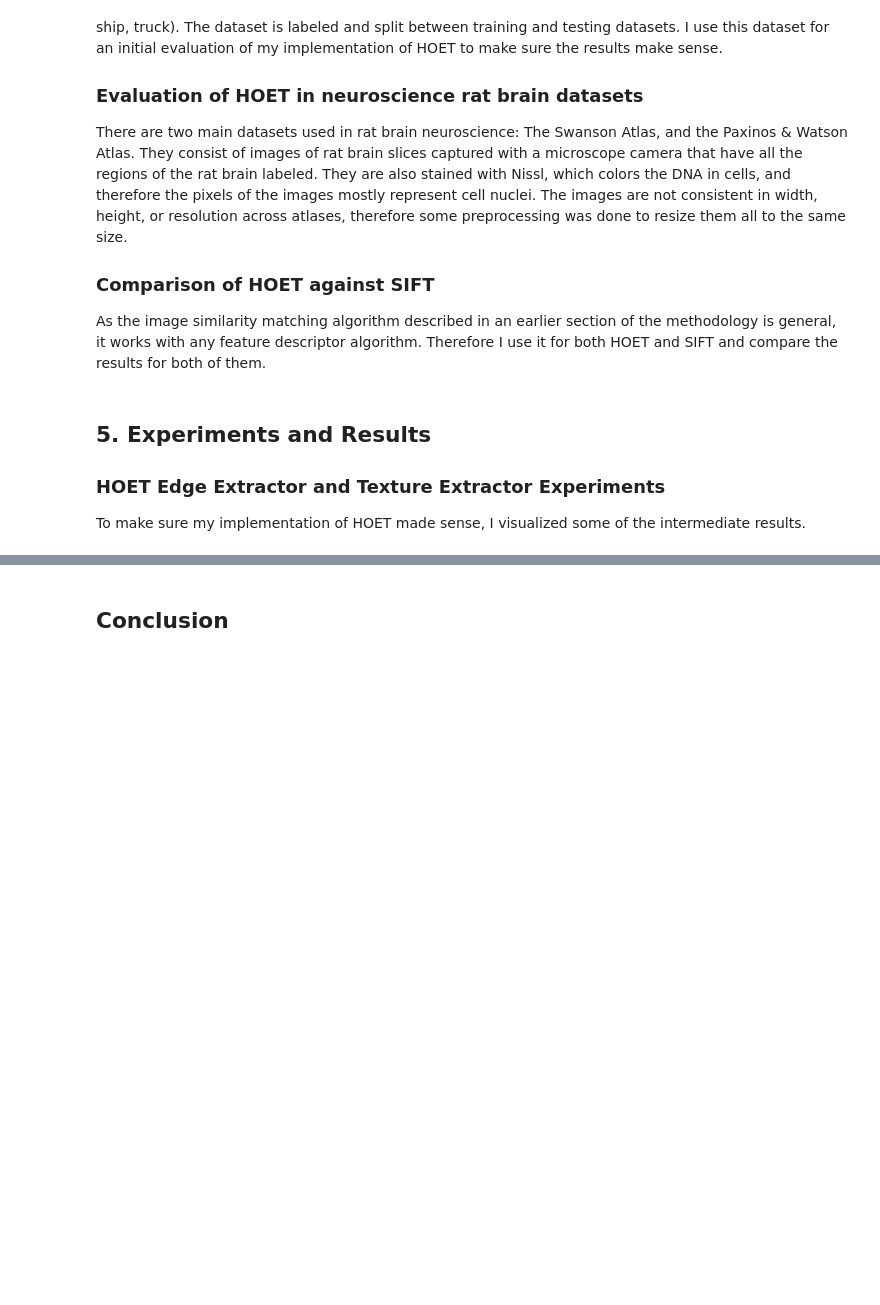
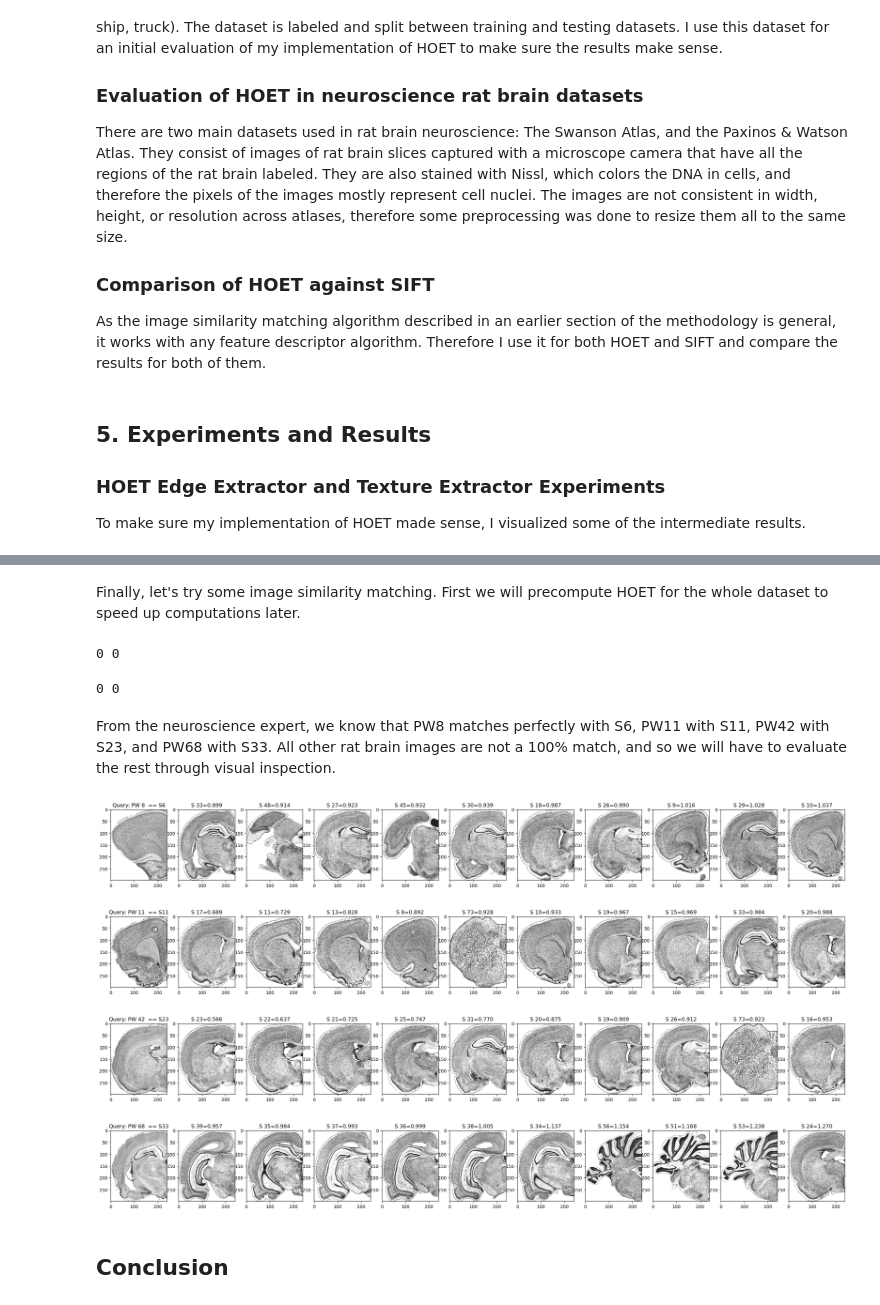
Before and after one commit to DeveloperJose/Python-EE5372-Project, a Jupyter notebook: project_final.ipynb, the cells around one changed output, grey strips where cells are left out. Cells and saved outputs as stored; diff of their text form; code cells hidden in the pictures; blank space fills up the shorter version.

```diff
--- a/project_final.ipynb
+++ b/project_final.ipynb
@@ -151,0 +293,17 @@ print(classification_report(Y2, y_pred))
+# %%
+s_data = np.load('S_BB_V4.npz')
+s_im, s_orig, s_lbl = s_data['images'], s_data['originals'], s_data['labels']
+
+pw_data = np.load('PW_BB_V4.npz')
+pw_im, pw_orig, pw_lbl = pw_data['images'], pw_data['originals'], pw_data['labels']
+# %%
+fig, ax = plt.subplots(1, 5, figsize=(20, 5))
+plt.suptitle('Dataset 1: Swanson Atlas')
+for plot_idx, idx in enumerate(np.random.choice(s_im.shape[0], 5)):
+    ax[plot_idx].imshow(s_im[idx], cmap='gray')
+
+fig, ax = plt.subplots(1, 5, figsize=(20, 5))
+plt.suptitle('Dataset 2: Paxinos & Watson Atlas')
+for plot_idx, idx in enumerate(np.random.choice(pw_im.shape[0], 5)):
+    ax[plot_idx].imshow(pw_im[idx], cmap='gray')
+plt.show()
@@ -152,3 +340,66 @@ print(classification_report(Y2, y_pred))
+# %% [markdown]
+Finally, let's try some image similarity matching. First we will precompute HOET for the whole dataset to speed up computations later.
+# %%
+CELL_SIZE = 64
+SIGMA = 2
+GAUSSIAN_BEFORE = False
+N = 64
+SAMPLING_INTERVAL = (3, 3)
+
+x_train = []
+
+for x in tqdm(s_im):
+    x_train.append(hoet.get_descriptor(x, cell_size=CELL_SIZE, sigma=SIGMA, gaussian_before=GAUSSIAN_BEFORE, n_scales=4, n_orientations=6, N=N, sampling_interval=SAMPLING_INTERVAL))
+x_train = np.array(x_train)
+
+print(np.sum(np.isinf(x_train)), np.sum(np.isnan(x_train)))
+
+x_test = []
+for x in tqdm(pw_im):
+    x_test.append(hoet.get_descriptor(x, cell_size=CELL_SIZE, sigma=SIGMA, gaussian_before=GAUSSIAN_BEFORE, n_scales=4, n_orientations=6, N=N, sampling_interval=SAMPLING_INTERVAL))
+x_test = np.array(x_test)
+
+print(np.sum(np.isinf(x_test)), np.sum(np.isnan(x_test)))
+# %% [output]
+0 0
+0 0
+# %% [markdown]
+From the neuroscience expert, we know that PW8 matches perfectly with S6, PW11 with S11, PW42 with S23, and PW68 with S33. All other rat brain images are not a 100% match, and so we will have to evaluate the rest through visual inspection.
+# %%
+# Set-up KNeighbors on Training
+kn = 10
+n_examples = 0
+model = KNeighborsClassifier(n_neighbors=kn, weights='uniform', algorithm='brute', p=2, metric='euclidean')
+model.fit(x_train, s_lbl)
+
+# PW8 S6, PW11 S11, PW42 S23, PW68 S33,
+perfect_pairs = {8:6, 11:11, 42:23, 68:33}
+random_idxs = [np.where(pw_lbl==8)[0][0], np.where(pw_lbl==11)[0][0], np.where(pw_lbl==42)[0][0], np.where(pw_lbl==68)[0][0]]
+random_idxs.extend(np.random.randint(0, len(pw_im), n_examples))
+x_hoet = x_test[random_idxs]
+x_data = pw_im[random_idxs]
+y_data = pw_lbl[random_idxs]
+pred_dist, pred_idxs = model.kneighbors(x_hoet, return_distance=True)
+
+for x, y, pred_d, pred_ixs2 in zip(x_data, y_data, pred_dist, pred_idxs):
+    fig, ax = plt.subplots(1, kn+1, figsize=(30, 10))
+    ax[0].imshow(x, cmap='gray')
+    if y in perfect_pairs:
+        extra = f' == S{perfect_pairs[y]}'
+    else:
+        extra = ''
+    ax[0].set_title(f'Query: PW {y} {extra}')
+    for plot_idx, pred_i in enumerate(pred_ixs2):
+        im_neighbor = s_im[pred_i]
+        ax[plot_idx+1].imshow(im_neighbor, cmap='gray')
+        ax[plot_idx+1].set_title(f'S {s_lbl[pred_i]}={pred_d[plot_idx]:.3f}')
+
+plt.show()
+# %% [output]
+[figure, added]
+[figure, added]
+[figure, added]
+[figure, added]
 # %% [markdown]
 ## Conclusion
 # %% [markdown]
```
Also changed, not shown: parts of 42 cells of this notebook, 3 other files.
